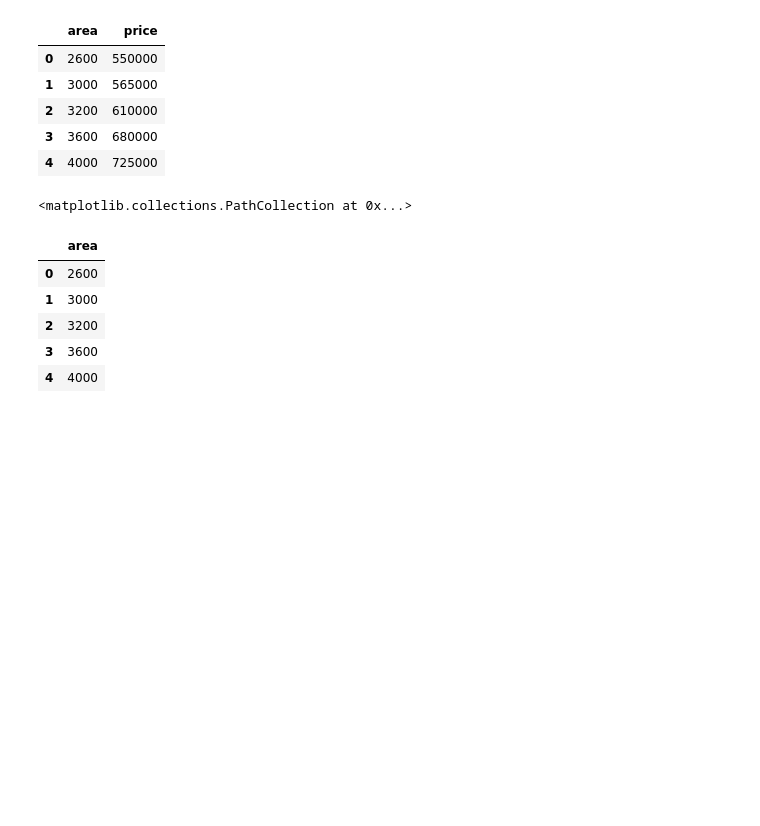
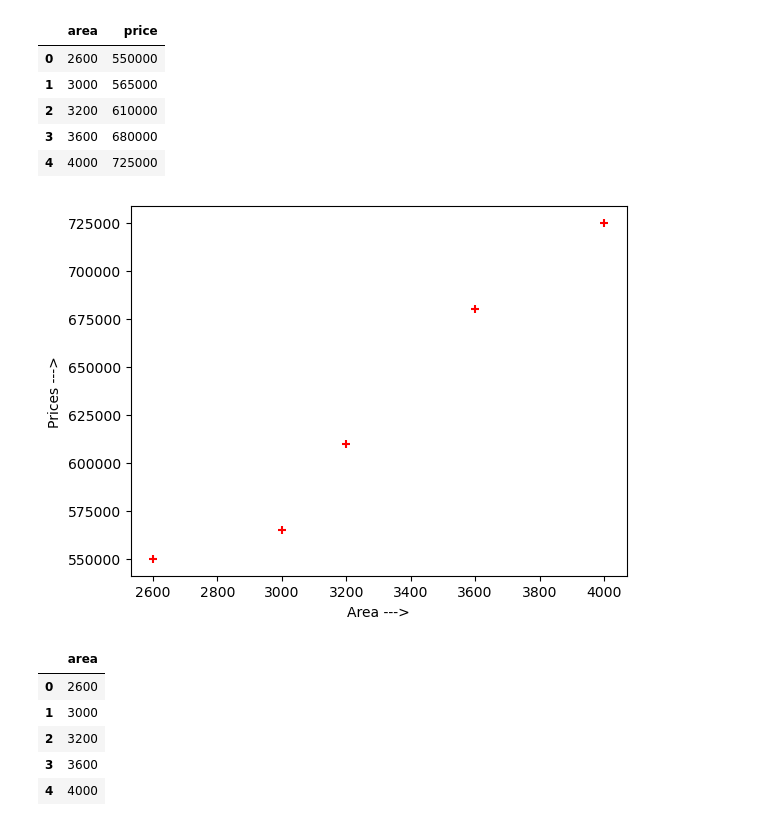
Before and after one commit to KRUMER2023/College_Sem_6, a Jupyter notebook: ML/SLR_HousePricePrediction_Reg_Line/Simple Linear Regression House Price Prediction with Regression Line (2).ipynb, the cells around one changed output. Drawn from its saved outputs; the diff is of its cells as text; code cells hidden in the pictures; blank space fills up the shorter version.

```diff
--- a/ML/SLR_HousePricePrediction_Reg_Line/Simple Linear Regression House Price Prediction with Regression Line (2).ipynb
+++ b/ML/SLR_HousePricePrediction_Reg_Line/Simple Linear Regression House Price Prediction with Regression Line (2).ipynb
@@ -4,7 +4,7 @@ import numpy as np
 from sklearn import linear_model
 import matplotlib.pyplot as plt
 # %%
-df = pd.read_csv('C:\\Users\\gaura\\Downloads\\homeprices.csv')
+df = pd.read_csv('homeprices.csv')
 df
 # %% [output]
 |  | area | price |
@@ -15,12 +15,12 @@ df
 | 4 | 4000 | 725000 |
 # %%
 %matplotlib inline
-plt.xlabel('area')
-plt.ylabel('price')
+plt.xlabel('Area --->')
+plt.ylabel('Prices --->')
 plt.scatter(df.area,df.price,color='red',marker='+')
 plt.show()
 # %% [output]
-<matplotlib.collections.PathCollection at 0x...>
+[figure, added]
 # %%
 new_df = df.drop('price',axis='columns')
 new_df
```
Also changed, not shown: parts of 1 cell of this notebook, 6 other files.
